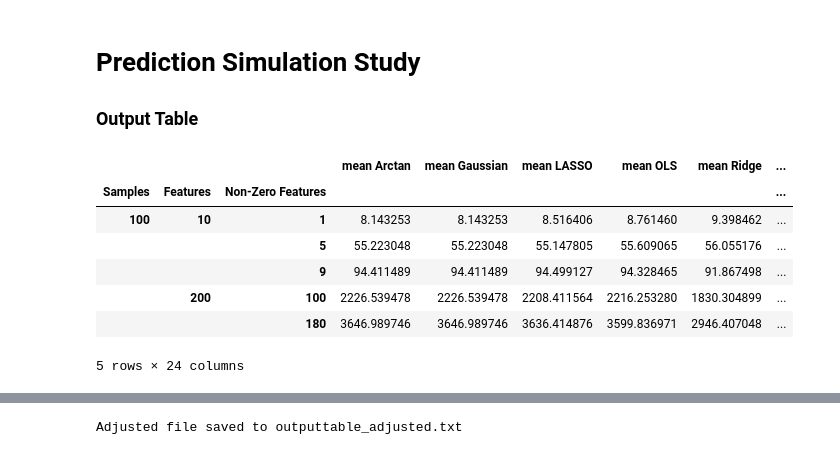
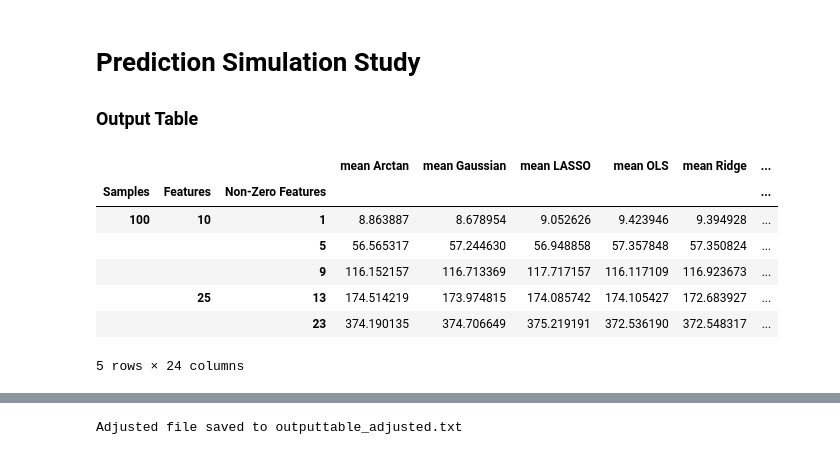
Before and after one commit to therealLucasPaul/MScThesis_Econ, a Jupyter notebook: 02_simulation/simulation_plots.ipynb, the cells around one changed output, grey strips where cells are left out. Drawn from its saved outputs; the diff is of its cells as text; code cells hidden in the pictures.

```diff
--- a/02_simulation/simulation_plots.ipynb
+++ b/02_simulation/simulation_plots.ipynb
@@ -30,7 +30,7 @@ import os
 import pandas as pd
 
 # Placeholder for the folder path
-folder_path = 'Simulation_20240815_131202_Final'
+folder_path = 'Final Files'
 
 # Initialize an empty list to store the results
 results = []
@@ -40,36 +40,36 @@ for file_name in os.listdir(folder_path):
     if file_name.endswith('.xlsx'):
         # Extract scenario parameters from the file name
         scenario = tuple(map(int, file_name.replace('.xlsx', '').split('_')))
 
         # Load the Excel file
         file_path = os.path.join(folder_path, file_name)
         df = pd.read_excel(file_path)
 
         # Compute mean, median, and standard deviation of the loss for each method
         stats = df.groupby('Name')['Loss'].agg(['mean', 'median', 'std']).reset_index()
 
         # Reshape the data to have methods with stats as columns
         stats = stats.set_index('Name').unstack().to_frame().T
         stats.columns = [f"{method} {stat}" for method, stat in stats.columns]
         stats.index = pd.MultiIndex.from_tuples([scenario], names=['Samples', 'Features', 'Non-Zero Features'])
 
         # Append the results
         results.append(stats)
 
 # Concatenate all results into a single DataFrame
 final_df = pd.concat(results)
 
 # Save the final DataFrame to a CSV file (optional)
 # final_df.to_csv('simulation_summary.csv')
 
 # Return the final DataFrame
 final_df.head()
 # %% [output]
 |  |  |  | mean Arctan | mean Gaussian | mean LASSO | mean OLS | mean Ridge | ... |
 | Samples | Features | Non-Zero Features |  |  |  |  |  | ... |
-| 100 | 10 | 1 | 8.143253 | 8.143253 | 8.516406 | 8.761460 | 9.398462 | ... |
-|  |  | 5 | 55.223048 | 55.223048 | 55.147805 | 55.609065 | 56.055176 | ... |
-|  |  | 9 | 94.411489 | 94.411489 | 94.499127 | 94.328465 | 91.867498 | ... |
-|  | 200 | 100 | 2226.539478 | 2226.539478 | 2208.411564 | 2216.253280 | 1830.304899 | ... |
-|  |  | 180 | 3646.989746 | 3646.989746 | 3636.414876 | 3599.836971 | 2946.407048 | ... |
+| 100 | 10 | 1 | 8.863887 | 8.678954 | 9.052626 | 9.423946 | 9.394928 | ... |
+|  |  | 5 | 56.565317 | 57.244630 | 56.948858 | 57.357848 | 57.350824 | ... |
+|  |  | 9 | 116.152157 | 116.713369 | 117.717157 | 116.117109 | 116.923673 | ... |
+|  | 25 | 13 | 174.514219 | 173.974815 | 174.085742 | 174.105427 | 172.683927 | ... |
+|  |  | 23 | 374.190135 | 374.706649 | 375.219191 | 372.536190 | 372.548317 | ... |
 5 rows × 24 columns
```
Also changed, not shown: parts of 7 cells of this notebook, 27 other files.
